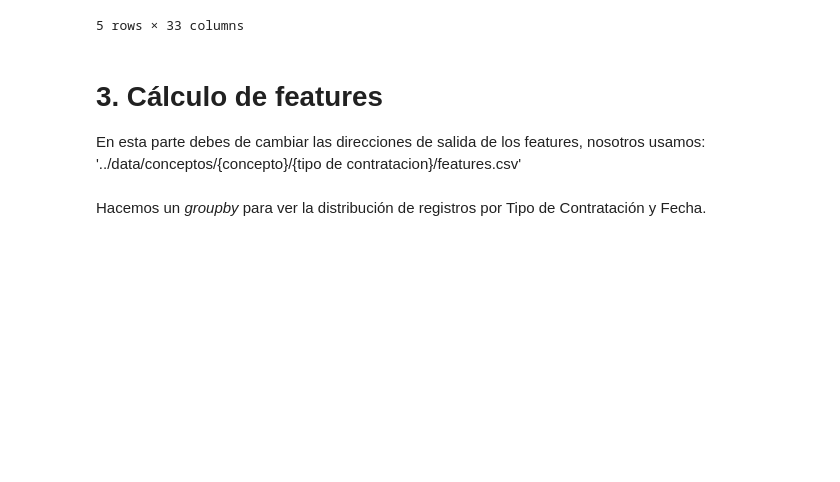
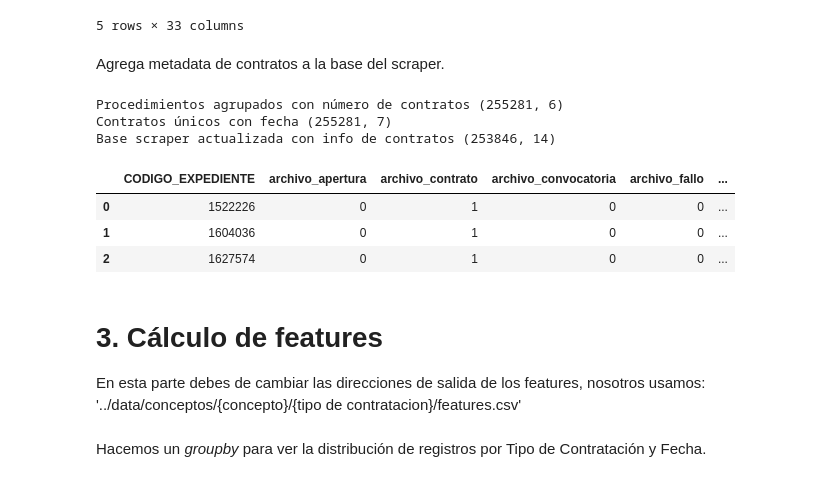
Before and after one commit to imco/IRC, a Jupyter notebook: notebooks/pipeline_2018.ipynb, the cells around one changed output. Cells and saved outputs as stored; diff of their text form; code cells hidden in the pictures; blank space fills up the shorter version.

Commit message:
Load and setup scraper dataframe
Attaching contract metadata as done for generacion_features.ipynb

```diff
--- a/notebooks/pipeline_2018.ipynb
+++ b/notebooks/pipeline_2018.ipynb
@@ -548,8 +548,8 @@ Name: DEPENDENCIA, dtype: int64
 # %% [markdown]
 ## 2.2 Scraper
 # %%
-df_scrap = pd.read_parquet(f'{db_path}/scraper-v2018.parquet', engine='pyarrow')
-df_scrap.head()
+scraper = pd.read_parquet(f'{db_path}/scraper-v2018.parquet', engine='pyarrow')
+scraper.head()
 # %% [output]
 |  | CODIGO_EXPEDIENTE | descripcion | referencia | tipo | categorias | descripcion_anuncio | notas | ... |
 | 0 | 1522226 | SERVICIO DE VIGILANCIA | CNF-CGGE-AD-DIR-NAY-2017-009 | 05. Adjudicación Directa LAASSP | 3380-Servicios de vigilancia | SERVICIO DE VIGILANCIA PARA G.E. ... | Karla María Guzmán Sillas | ... |
@@ -561,3 +567,49 @@ df_scrap.head()
+# %% [markdown]
+Agrega metadata de contratos a la base del scraper.
+# %%
+cols_scraper = [
+    'CODIGO_EXPEDIENTE',
+    'archivo_apertura',
+    'archivo_contrato',
+    'archivo_convocatoria',
+    'archivo_fallo',
+    'archivo_junta',
+    'numero_archivos',
+    'numero_convenios'
+]
+
+# Se selecciona un subconjunto ordenado de columnas
+df_scraper = scraper.loc[:, cols_scraper]
+
+# Join con procedimientos para obtener los tipos de contratos, # de contratos, fechas de inicio, CLAVEUC, etc...
+cols_procs = [
+    'CLAVEUC', 'NUMERO_PROCEDIMIENTO', 'CODIGO_EXPEDIENTE', 'TIPO_PROCEDIMIENTO', 'TIPO_CONTRATACION'
+]
+
+df_contratos = (df_procedimientos.groupby(cols_procs, as_index=False)
+                                 .CODIGO_CONTRATO.count()
+                                 .rename(columns={'CODIGO_CONTRATO': 'numero_contratos'}))
+print('Procedimientos agrupados con número de contratos', df_contratos.shape)
+
+df_fechas = df_procedimientos[['CODIGO_EXPEDIENTE', 'FECHA_INICIO']]
+df_fechas = df_fechas.drop_duplicates(subset=['CODIGO_EXPEDIENTE'])
+df_contratos = pd.merge(df_contratos, df_fechas, on='CODIGO_EXPEDIENTE', how='inner')
+df_contratos = df_contratos.astype({'CODIGO_EXPEDIENTE': str})
+
+print('Contratos únicos con fecha', df_contratos.shape)
+df_scraper = pd.merge(df_scraper, df_contratos, on='CODIGO_EXPEDIENTE', how='inner')
+del df_contratos, df_fechas, cols_procs
+
+print('Base scraper actualizada con info de contratos', df_scraper.shape)
+df_scraper.head(3)
+# %% [output]
+Procedimientos agrupados con número de contratos (255281, 6)
+Contratos únicos con fecha (255281, 7)
+Base scraper actualizada con info de contratos (253846, 14)
+|  | CODIGO_EXPEDIENTE | archivo_apertura | archivo_contrato | archivo_convocatoria | archivo_fallo | ... |
+| 0 | 1522226 | 0 | 1 | 0 | 0 | ... |
+| 1 | 1604036 | 0 | 1 | 0 | 0 | ... |
+| 2 | 1627574 | 0 | 1 | 0 | 0 | ... |
 # %% [markdown]
 # 3. Cálculo de features
 
```
Also changed, not shown: parts of 1 cell of this notebook.
